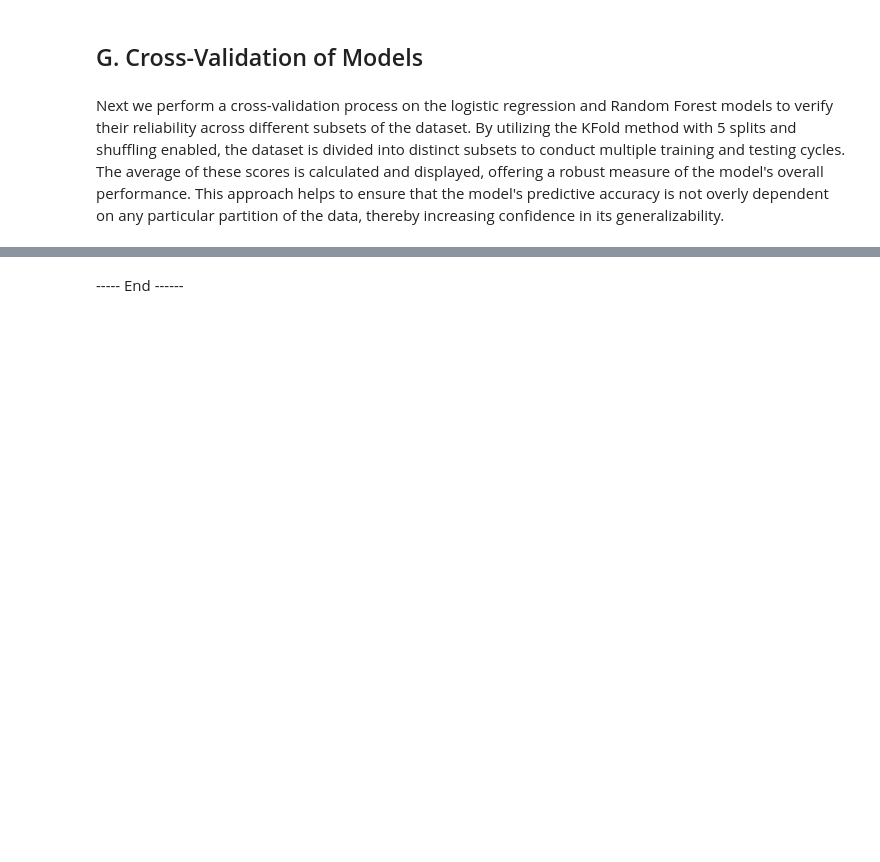
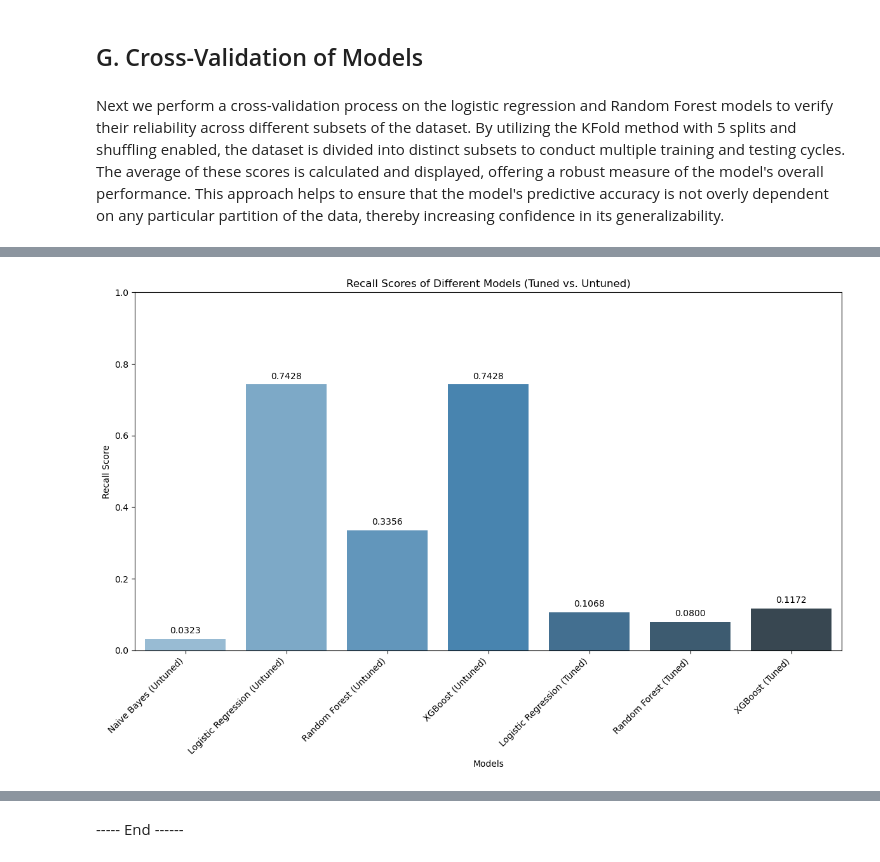
Before and after one commit to meenakshi-sethi/ML-Project-Portfolio, a Jupyter notebook: Diabetes_risk_prediction/Diabetes.ipynb, the cells around one changed output, grey strips where cells are left out. Cells and saved outputs as stored; diff of their text form; code cells hidden in the pictures; blank space fills up the shorter version.

```diff
--- a/Diabetes_risk_prediction/Diabetes.ipynb
+++ b/Diabetes_risk_prediction/Diabetes.ipynb
@@ -1562,0 +1637,30 @@ Overall, the Decision Tree and XGBoost models stand out as the top performers in
+# %%
+# Example recall scores for different models, both tuned and untuned
+models = [
+    'Naive Bayes (Untuned)', 'Logistic Regression (Untuned)',
+    'Random Forest (Untuned)', 'XGBoost (Untuned)',
+    'Logistic Regression (Tuned)', 'Random Forest (Tuned)',
+    'XGBoost (Tuned)'
+]
+recall_scores = [
+    0.0323, 0.7428, 0.3356, 0.7428,  # Untuned values
+    0.1068, 0.0800, 0.1172  # Tuned values
+]
+
+# Create a bar chart for the recall scores
+plt.figure(figsize=(12, 8))
+sns.barplot(x=models, y=recall_scores, palette='Blues_d')
+plt.title('Recall Scores of Different Models (Tuned vs. Untuned)')
+plt.xlabel('Models')
+plt.ylabel('Recall Score')
+plt.ylim(0, 1)
+
+# Adding the scores above the bars
+for index, value in enumerate(recall_scores):
+    plt.text(index, value + 0.01, f'{value:.4f}', ha='center', va='bottom')
+
+plt.xticks(rotation=45, ha='right')
+plt.tight_layout()
+plt.show()
+# %% [output]
+[figure, added]
```
Also changed, not shown: parts of 28 cells of this notebook.
